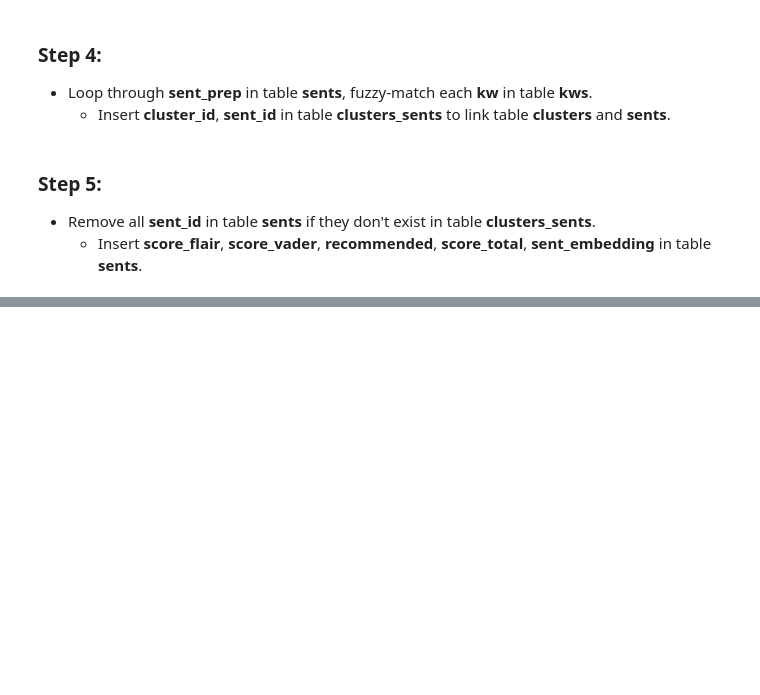
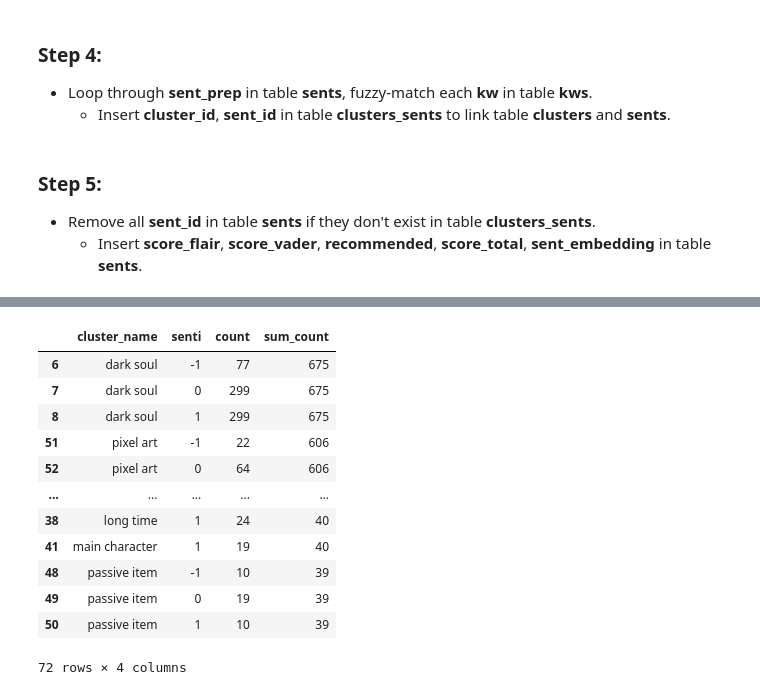
Before and after one commit to khanhhuy288/steam-insider, a Jupyter notebook: Pipeline for Gathering and Saving Data to SQLite.ipynb, the cells around one changed output, grey strips where cells are left out. Cells and saved outputs as stored; diff of their text form; code cells hidden in the pictures; blank space fills up the shorter version.

```diff
--- a/Pipeline for Gathering and Saving Data to SQLite.ipynb
+++ b/Pipeline for Gathering and Saving Data to SQLite.ipynb
@@ -665,0 +713,22 @@ df_sent
+# %%
+df_sent_1 = df_sent[['senti', 'cluster_name']].groupby(['cluster_name', 'senti']).size().reset_index(name='count')
+
+df_sent_1['sum_count'] = df_sent_1['count'].groupby(df_sent_1['cluster_name']).transform('sum')
+
+df_sent_1 = df_sent_1.sort_values(by=['sum_count', 'senti'], ascending=[False, True])
+
+df_sent_1
+# %% [output]
+|  | cluster_name | senti | count | sum_count |
+| 6 | dark soul | -1 | 77 | 675 |
+| 7 | dark soul | 0 | 299 | 675 |
+| 8 | dark soul | 1 | 299 | 675 |
+| 51 | pixel art | -1 | 22 | 606 |
+| 52 | pixel art | 0 | 64 | 606 |
+| ... | ... | ... | ... | ... |
+| 38 | long time | 1 | 24 | 40 |
+| 41 | main character | 1 | 19 | 40 |
+| 48 | passive item | -1 | 10 | 39 |
+| 49 | passive item | 0 | 19 | 39 |
+| 50 | passive item | 1 | 10 | 39 |
+72 rows × 4 columns
```
Also changed, not shown: parts of 41 cells of this notebook.
